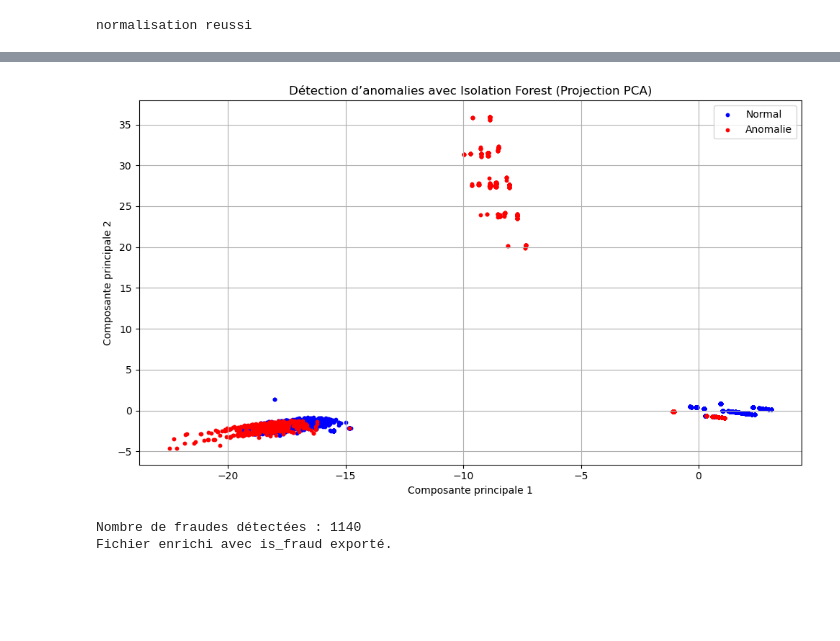
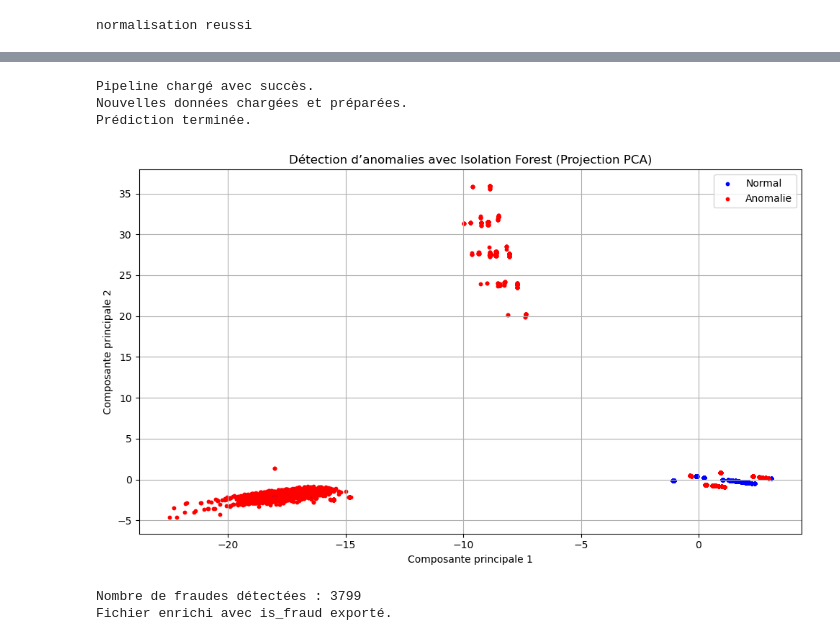
Before and after one commit to Hormele/Monprojet, a Jupyter notebook: notebooks/Modelisation_Transactions.ipynb, the cells around one changed output, grey strips where cells are left out. Cells and saved outputs as stored; diff of their text form; code cells hidden in the pictures; blank space fills up the shorter version.

```diff
--- a/notebooks/Modelisation_Transactions.ipynb
+++ b/notebooks/Modelisation_Transactions.ipynb
@@ -2,17 +2,19 @@
 # Étape 1 : Imports
 import pandas as pd
 import numpy as np
+import pickle
 import matplotlib.pyplot as plt
 import seaborn as sns
 from sklearn.ensemble import IsolationForest
 from sklearn.preprocessing import StandardScaler
 from sklearn.preprocessing import MinMaxScaler
+from sklearn.pipeline import Pipeline
 from sklearn.decomposition import PCA
 
 # Étape 2 : Chargement des données
 
 # Charger ton fichier de features
-features_df = pd.read_csv("../features/features_transactions.csv")
+df = pd.read_csv("../features/features_transactions.csv")
 print("features charge")
 # %% [output]
 features charge
@@ -22,14 +24,12 @@ features charge
 # Etape 3 : pretraitement des donnees
 
 #selection des colonnes numeriques
-numeric_cols = features_df.select_dtypes(include=['float64', 'int64']).columns
+numeric_cols = df.select_dtypes(include=['float64', 'int64']).columns
 
 # Remplacement des valeurs manquantes par 0
-features_df[numeric_cols] = features_df[numeric_cols].fillna(0)
+df[numeric_cols] = df[numeric_cols].fillna(0)
 
-# Normalisation des données
-scaler = StandardScaler()
-X_scaled = scaler.fit_transform(features_df[numeric_cols])
+X_scaled = df[numeric_cols]
 
 print("normalisation reussi")
 # %% [output]
@@ -60,40 +59,68 @@ X_pca = pca.fit_transform(X_scaled)
 # %%
-# Étape 6 : Visualisation avec matplotlib
+# Chargement du pipeline sauvegardé
+with open("../models/isolation_transaction.pkl", "rb") as fichier:
+    pipeline = pickle.load(fichier)
+
+print("Pipeline chargé avec succès.")
+
+# --------------------- Chargement de nouvelles données ----------------------
+
+# On reprend les mêmes données pour simuler une prédiction
+features_df = pd.read_csv("../features/features_transactions.csv")
+numeric_cols = features_df.select_dtypes(include=['float64', 'int64']).columns
+X_new = features_df[numeric_cols].fillna(0)
+
+print("Nouvelles données chargées et préparées.")
+
+# --------------------- Prédiction ----------------------
+
+# Prédiction des anomalies (Isolation Forest renvoie -1 pour anomalie et 1 pour normal)
+y_pred = pipeline.predict(X_new)
+
+print("Prédiction terminée.")
+
+# --------------------- Visualisation des résultats ----------------------
+
+# Transformation des données pour affichage (PCA réduit à 2 dimensions)
+X_transformed = pipeline.named_steps['pca'].transform(pipeline.named_steps['scaler'].transform(X_new))
 
 # Création du graphe
 plt.figure(figsize=(10, 6))
 
 # Points normaux
 plt.scatter(
-    X_pca[features_df['anomalie'] == 1, 0],
-    X_pca[features_df['anomalie'] == 1, 1],
+    X_transformed[y_pred == 1, 0],
+    X_transformed[y_pred == 1, 1],
     c='blue', label='Normal', s=10
 )
 
 # Points anormaux
 plt.scatter(
-    X_pca[features_df['anomalie'] == -1, 0],
-    X_pca[features_df['anomalie'] == -1, 1],
+    X_transformed[y_pred == -1, 0],
+    X_transformed[y_pred == -1, 1],
     c='red', label='Anomalie', s=10
 )
 
 # Habillage du graphe
 plt.title("Détection d’anomalies avec Isolation Forest (Projection PCA)")
 plt.xlabel("Composante principale 1")
 plt.ylabel("Composante principale 2")
 plt.legend()
 plt.grid(True)
 plt.tight_layout()
 
 # Affichage du graphe
 plt.show()
 # %% [output]
+Pipeline chargé avec succès.
+Nouvelles données chargées et préparées.
+Prédiction terminée.
-[figure, old version]
+[figure, new version]
 # %%
 # Etape 7 : Ajouter les prédictions au DataFrame original
 
 # Ajout d'une colonne is_fraud : 1 pour fraude, 0 pour normal
-features_df['is_fraud'] = [1 if x == -1 else 0 for x in model.predict(X_scaled)]
+features_df['is_fraud'] = [1 if x == -1 else 0 for x in y_pred]
 
 #. Afficher le nombre total de fraudes détectées
 nombre_fraudes = features_df['is_fraud'].sum()
@@ -103,10 +130,10 @@ print(f"Nombre de fraudes détectées : {nombre_fraudes}")
 features_df_fraudes = features_df[features_df['is_fraud'] == 1]
 
 # Sauvegarde (ajout de is_fraud au dataset)
-features_df.to_csv("../features/features_transactions_isolation_forest_avec_fraude.csv", index=False)
+features_df.to_csv("../features/features_transactions_isolation_forest_pipeline_avec_fraude.csv", index=False)
 print("Fichier enrichi avec is_fraud exporté.")
 # %% [output]
-Nombre de fraudes détectées : 1140
+Nombre de fraudes détectées : 3799
 Fichier enrichi avec is_fraud exporté.
 # %%
 # Rapport de fraude
```
Also changed, not shown: parts of 16 cells of this notebook, 50 other files.
